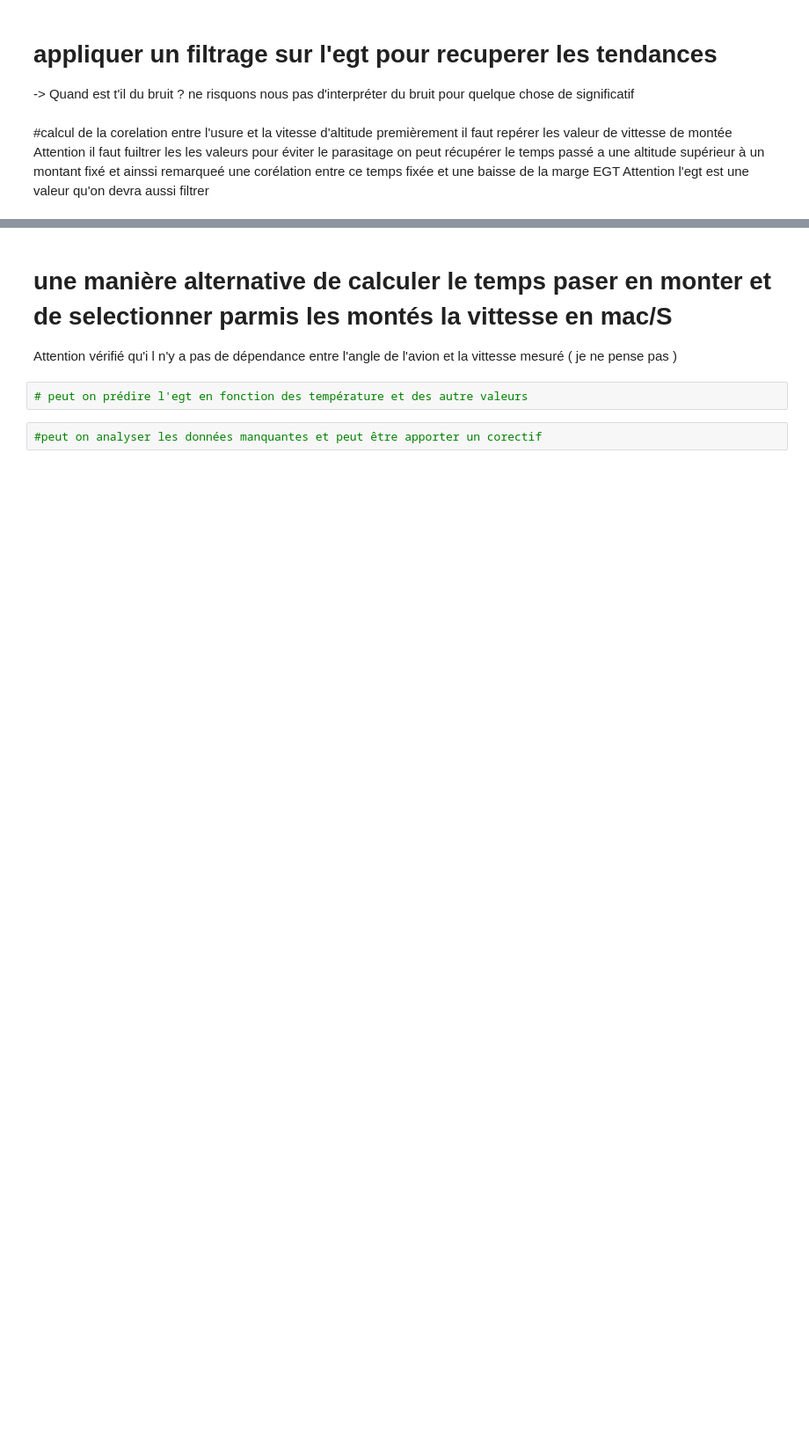
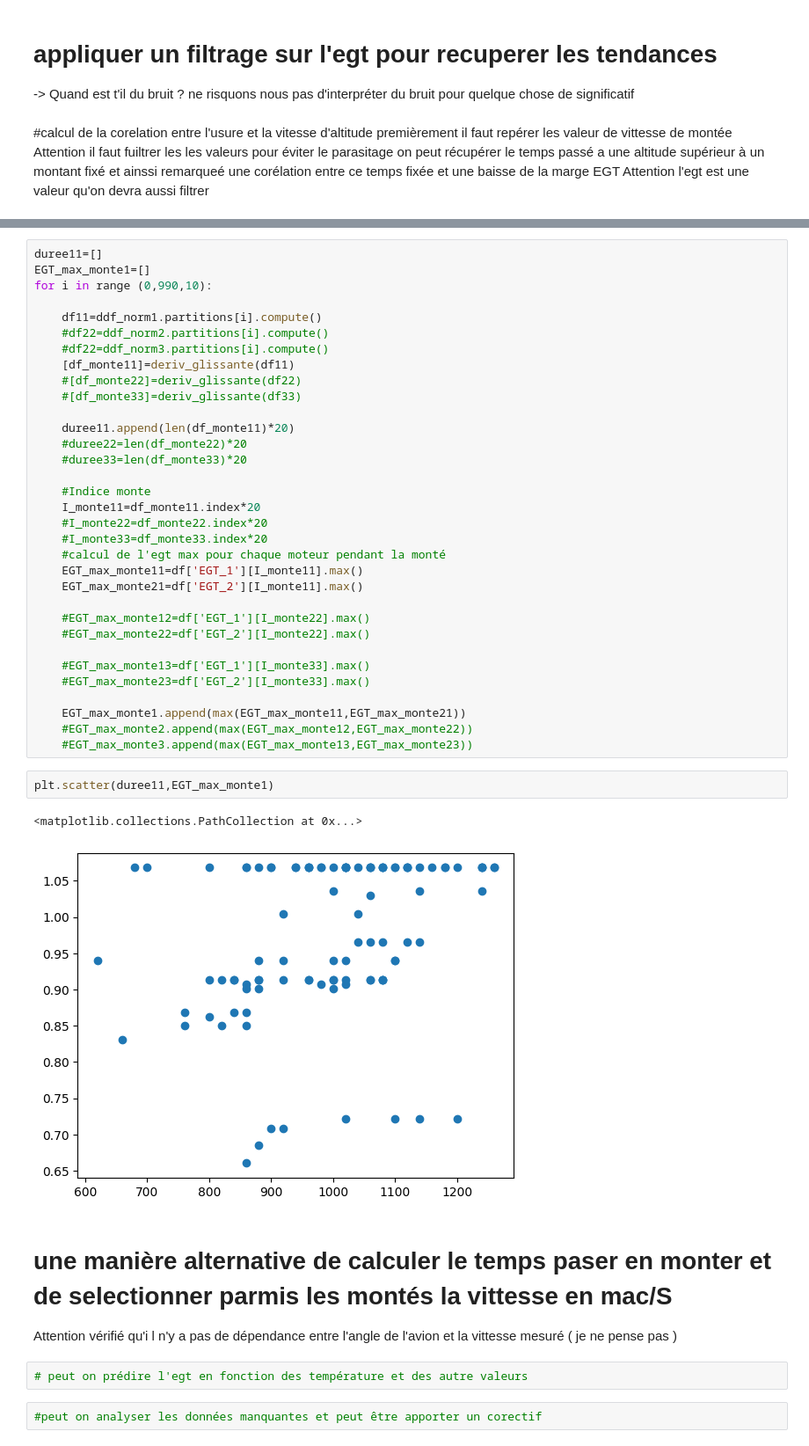
Before and after one commit to KrValentin/stats_descriptive_project, a Jupyter notebook: notebooks/Felix001.ipynb, the cells around one changed output, grey strips where cells are left out. Shown: that part at 88% size. Saved outputs shown, nothing was run; the diff lists cells and outputs as text; blank space fills up the shorter version.

```diff
--- a/notebooks/Felix001.ipynb
+++ b/notebooks/Felix001.ipynb
@@ -149,3 +181,41 @@ une fois avoir récuperer les indice de la monté on récupère la marge EGT sur
+# %%
+duree11=[]
+EGT_max_monte1=[]
+for i in range (0,990,10):
+
+    df11=ddf_norm1.partitions[i].compute()
+    #df22=ddf_norm2.partitions[i].compute()
+    #df22=ddf_norm3.partitions[i].compute()
+    [df_monte11]=deriv_glissante(df11)
+    #[df_monte22]=deriv_glissante(df22)
+    #[df_monte33]=deriv_glissante(df33)
+
+    duree11.append(len(df_monte11)*20)
+    #duree22=len(df_monte22)*20
+    #duree33=len(df_monte33)*20
+
+    #Indice monte
+    I_monte11=df_monte11.index*20
+    #I_monte22=df_monte22.index*20
+    #I_monte33=df_monte33.index*20
+    #calcul de l'egt max pour chaque moteur pendant la monté
+    EGT_max_monte11=df['EGT_1'][I_monte11].max()
+    EGT_max_monte21=df['EGT_2'][I_monte11].max()
+
+    #EGT_max_monte12=df['EGT_1'][I_monte22].max()
+    #EGT_max_monte22=df['EGT_2'][I_monte22].max()
+
+    #EGT_max_monte13=df['EGT_1'][I_monte33].max()
+    #EGT_max_monte23=df['EGT_2'][I_monte33].max()
+
+    EGT_max_monte1.append(max(EGT_max_monte11,EGT_max_monte21))
+    #EGT_max_monte2.append(max(EGT_max_monte12,EGT_max_monte22))
+    #EGT_max_monte3.append(max(EGT_max_monte13,EGT_max_monte23))
+# %%
+plt.scatter(duree11,EGT_max_monte1)
+# %% [output]
+<matplotlib.collections.PathCollection at 0x...>
+[figure, added]
 # %% [markdown]
 # une manière alternative de calculer le temps paser en monter et de selectionner parmis les montés la vittesse en mac/S
 Attention vérifié qu'i l n'y a pas de dépendance entre l'angle de l'avion et la vittesse mesuré ( je ne pense pas )
```
Also changed, not shown: parts of 14 cells of this notebook.
